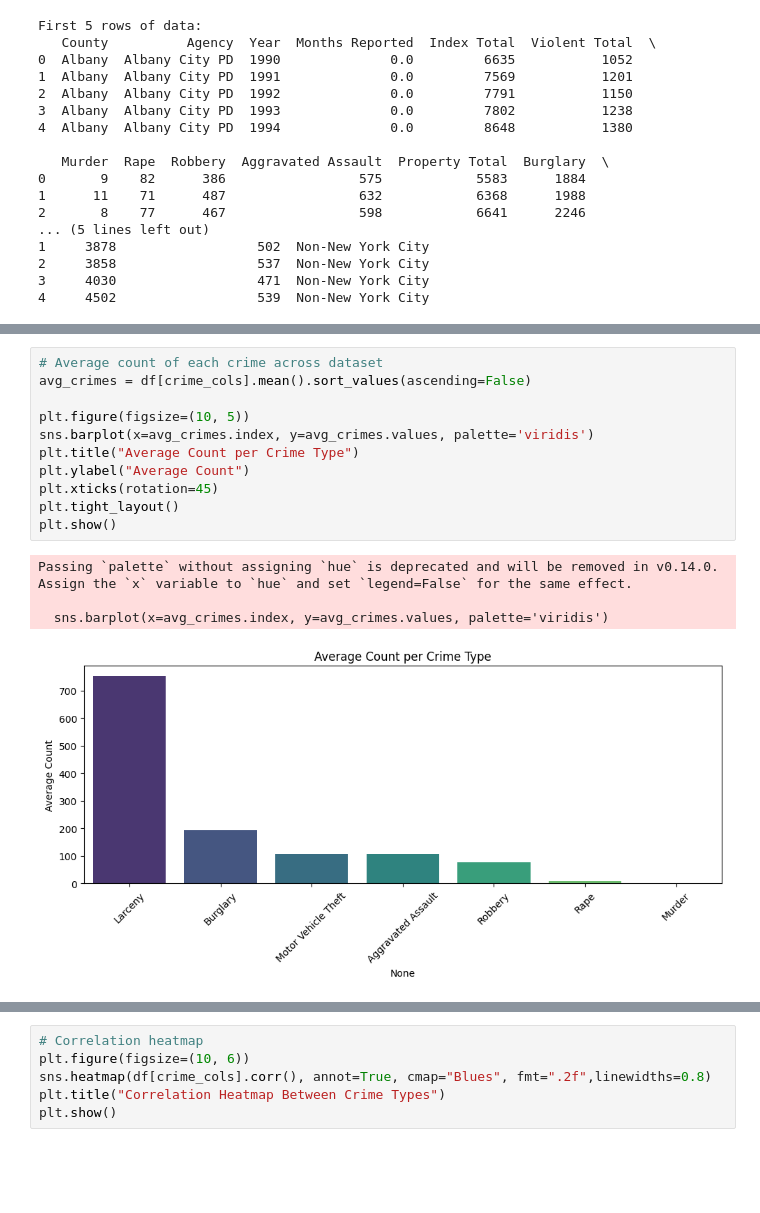
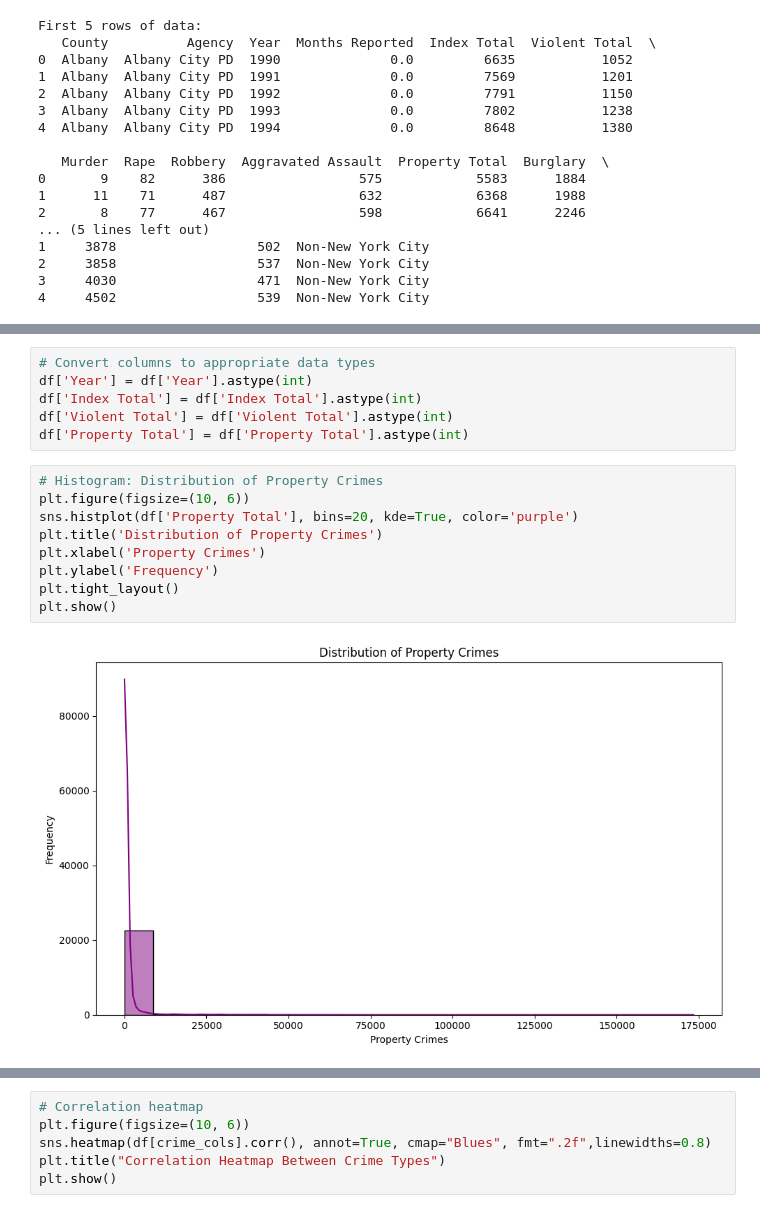
Before and after one commit to HemantSingh20/Crime-Analysis, a Jupyter notebook: Crime Analysis.ipynb, the cells around one changed output, grey strips where cells are left out. Cells and saved outputs as stored; diff of their text form; blank space fills up the shorter version.

```diff
--- a/Crime Analysis.ipynb
+++ b/Crime Analysis.ipynb
@@ -123,16 +85,17 @@ Passing `palette` without assigning `hue` is deprecated and will be removed in v
-# %%
-# Average count of each crime across dataset
-avg_crimes = df[crime_cols].mean().sort_values(ascending=False)
-
-plt.figure(figsize=(10, 5))
-sns.barplot(x=avg_crimes.index, y=avg_crimes.values, palette='viridis')
-plt.title("Average Count per Crime Type")
-plt.ylabel("Average Count")
-plt.xticks(rotation=45)
-plt.tight_layout()
-plt.show()
-# %% [output]
-Passing `palette` without assigning `hue` is deprecated and will be removed in v0.14.0. Assign the `x` variable to `hue` and set `legend=False` for the same effect.
-
-  sns.barplot(x=avg_crimes.index, y=avg_crimes.values, palette='viridis')
-[figure, removed]
+# %%
+# Convert columns to appropriate data types
+df['Year'] = df['Year'].astype(int)
+df['Index Total'] = df['Index Total'].astype(int)
+df['Violent Total'] = df['Violent Total'].astype(int)
+df['Property Total'] = df['Property Total'].astype(int)
+# %%
+# Histogram: Distribution of Property Crimes
+plt.figure(figsize=(10, 6))
+sns.histplot(df['Property Total'], bins=20, kde=True, color='purple')
+plt.title('Distribution of Property Crimes')
+plt.xlabel('Property Crimes')
+plt.ylabel('Frequency')
+plt.tight_layout()
+plt.show()
+# %% [output]
+[figure, added]
```
Also changed, not shown: parts of 12 cells of this notebook.
